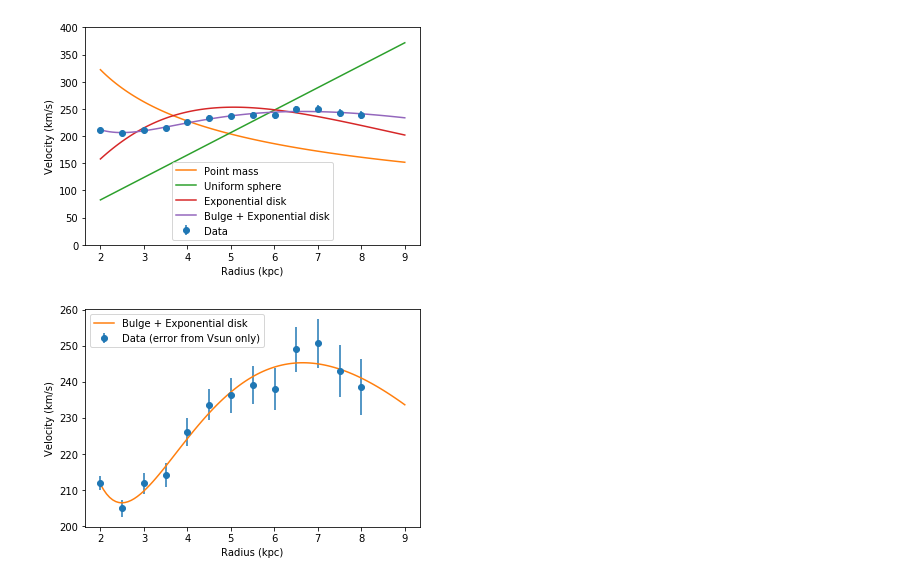
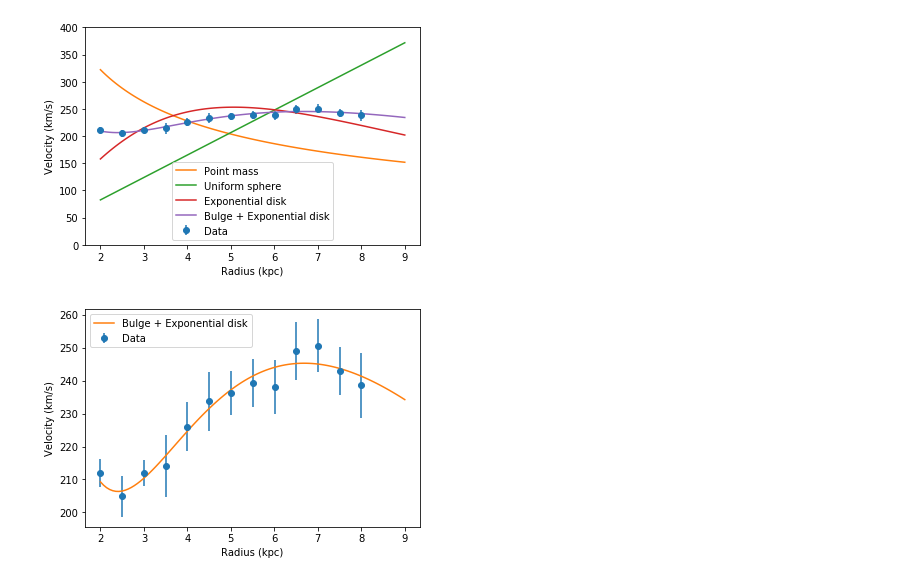
Before and after one commit to arthur-tsang/CO-project, a Jupyter notebook: longitude.ipynb, the cells around one changed output. Cells and saved outputs as stored; diff of their text form; code cells hidden in the pictures.

Commit message:
added wco uncertainties, partially fixed radius for bulge fit (fitting to zero rather than negative)

```diff
--- a/longitude.ipynb
+++ b/longitude.ipynb
@@ -36,7 +36,7 @@ vpeak_list = [3.9, 26.6, 46.14, 57.5, 60.7, 77.4, 89.1, 98.7, 106.5, 107.2, 123.
 v0_list = [12.7, 27.7, 52.2, 66.4, 68.9, 84.5, 95.5, 109.7, 115.4, 119.7, 127.5, 137.1, 157.07] # km/s
 # %%
 vmean_list = [0.5*(vp+v0) for (vp, v0) in zip(vpeak_list, v0_list)]
-verr_list = [0 for _ in vpeak_list]#[np.std([vp, v0], ddof=1) for vp, v0 in zip(vpeak_list, v0_list)]
+verr_list = [np.std([vp, v0], ddof=1) for vp, v0 in zip(vpeak_list, v0_list)]
 # %% [markdown]
 TODO: calculate error correctly!!!
 # %% [markdown]
@@ -82,7 +83,7 @@ print(popt_uniform)
 [94661136.55407281]
 # %%
 def bulge_fit(r, rb, mb):
-    return np.sqrt(G * abs(mb) * r) / (r+rb)
+    return np.sqrt(G * abs(mb) * r) / (r+abs(rb))
 # %%
 def expdisk_fit(r, rd, sig0):
     # sig0 in Msun/kpc^2
@@ -120,12 +121,12 @@ plt.ylim(0,400)
 (0, 400)
 [figure]
 # %%
-plt.errorbar(radius_list, velocity_list, velocity_err_list, fmt='o', label='Data (error from Vsun only)')
+plt.errorbar(radius_list, velocity_list, velocity_err_list, fmt='o', label='Data')
 radii = np.linspace(2,9,100)
 plt.plot(radii, bulgedisk_fit(radii, *popt_bulgedisk), label='Bulge + Exponential disk')
 plt.legend()
 plt.xlabel('Radius (kpc)')
 plt.ylabel('Velocity (km/s)')
 #plt.savefig('imgs/bulgedisk_fit.png')
 # %% [output]
-[figure, old version]
+[figure, new version]
```
Also changed, not shown: parts of 4 cells of this notebook, 2 other files.
